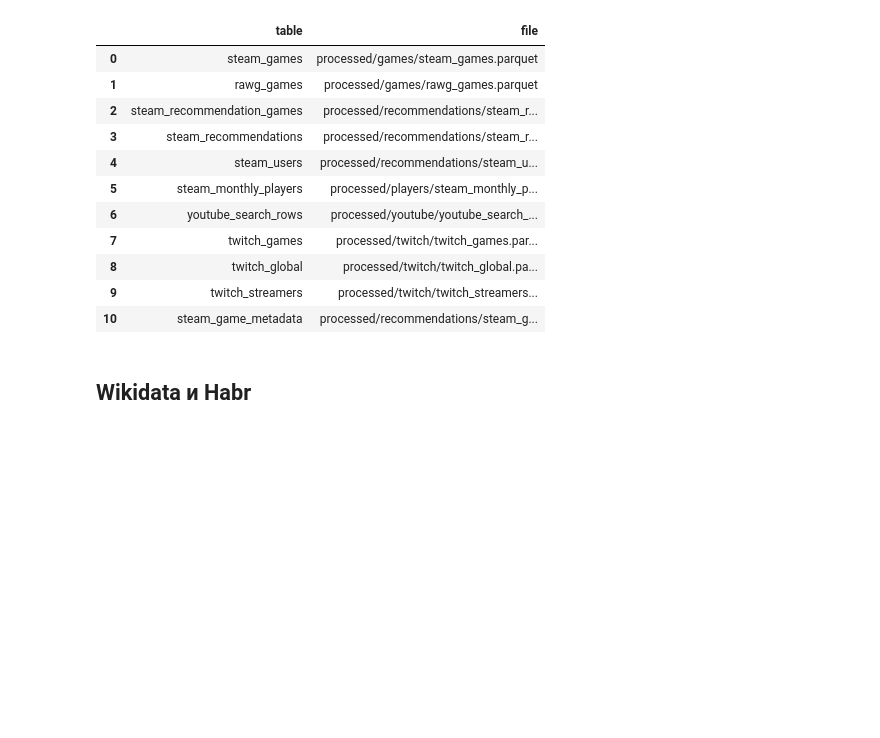
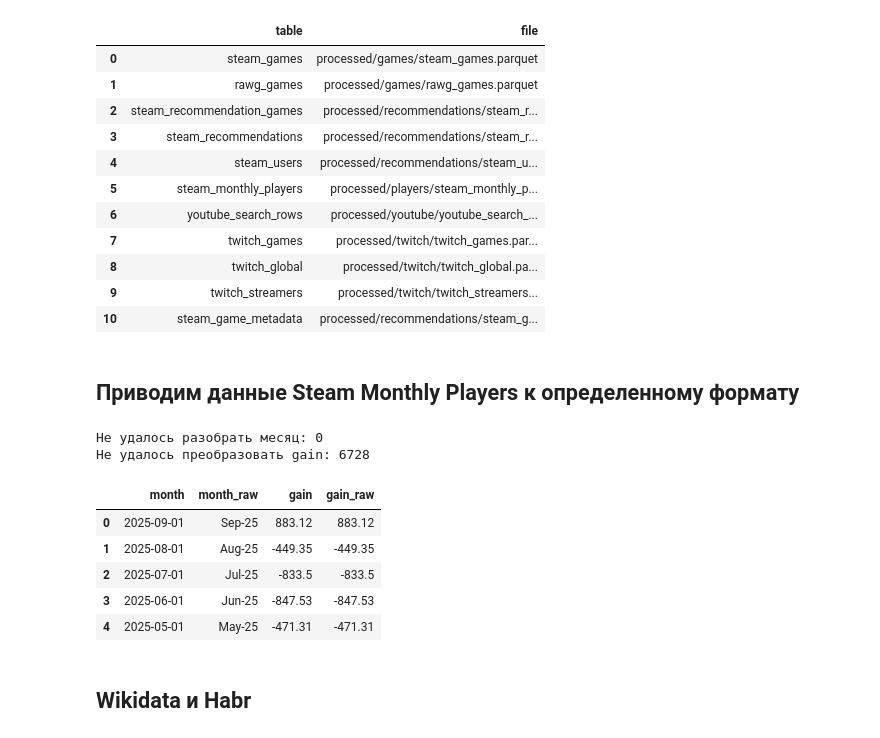
Before and after one commit to Dani-ldyaev/gaming-data-analysis, a Jupyter notebook: notebooks/2_3.ipynb, the cells around one changed output. Drawn from its saved outputs; the diff is of its cells as text; code cells hidden in the pictures; blank space fills up the shorter version.

```diff
--- a/notebooks/2_3.ipynb
+++ b/notebooks/2_3.ipynb
@@ -418,6 +417,45 @@ stage_start = time.perf_counter()
 | 8 | twitch_global | processed/twitch/twitch_global.pa... |
 | 9 | twitch_streamers | processed/twitch/twitch_streamers... |
 | 10 | steam_game_metadata | processed/recommendations/steam_g... |
+# %% [markdown]
+## Приводим данные Steam Monthly Players к определенному формату
+# %%
+monthly_path = prepared["steam_monthly_players"]
+monthly = pd.read_parquet(monthly_path)
+
+monthly["month_raw"] = monthly["month"].astype("string")
+monthly["month"] = pd.to_datetime(
+    monthly["month_raw"],
+    format="%b-%y",
+    errors="coerce",
+)
+
+monthly["gain_raw"] = monthly["gain"].astype("string")
+monthly["gain"] = pd.to_numeric(
+    monthly["gain_raw"]
+    .str.replace(",", "", regex=False)
+    .str.replace("+", "", regex=False),
+    errors="coerce",
+)
+
+monthly.to_parquet(
+    monthly_path,
+    index=False,
+    compression="zstd",
+)
+
+print("Не удалось разобрать месяц:", int(monthly["month"].isna().sum()))
+print("Не удалось преобразовать gain:", int(monthly["gain"].isna().sum()))
+display(monthly[["month", "month_raw", "gain", "gain_raw"]].head())
+# %% [output]
+Не удалось разобрать месяц: 0
+Не удалось преобразовать gain: 6728
+|  | month | month_raw | gain | gain_raw |
+| 0 | 2025-09-01 | Sep-25 | 883.12 | 883.12 |
+| 1 | 2025-08-01 | Aug-25 | -449.35 | -449.35 |
+| 2 | 2025-07-01 | Jul-25 | -833.5 | -833.5 |
+| 3 | 2025-06-01 | Jun-25 | -847.53 | -847.53 |
+| 4 | 2025-05-01 | May-25 | -471.31 | -471.31 |
 # %% [markdown]
 ## Wikidata и Habr
 # %%
```
Also changed, not shown: parts of 6 cells of this notebook, 5 other files.
